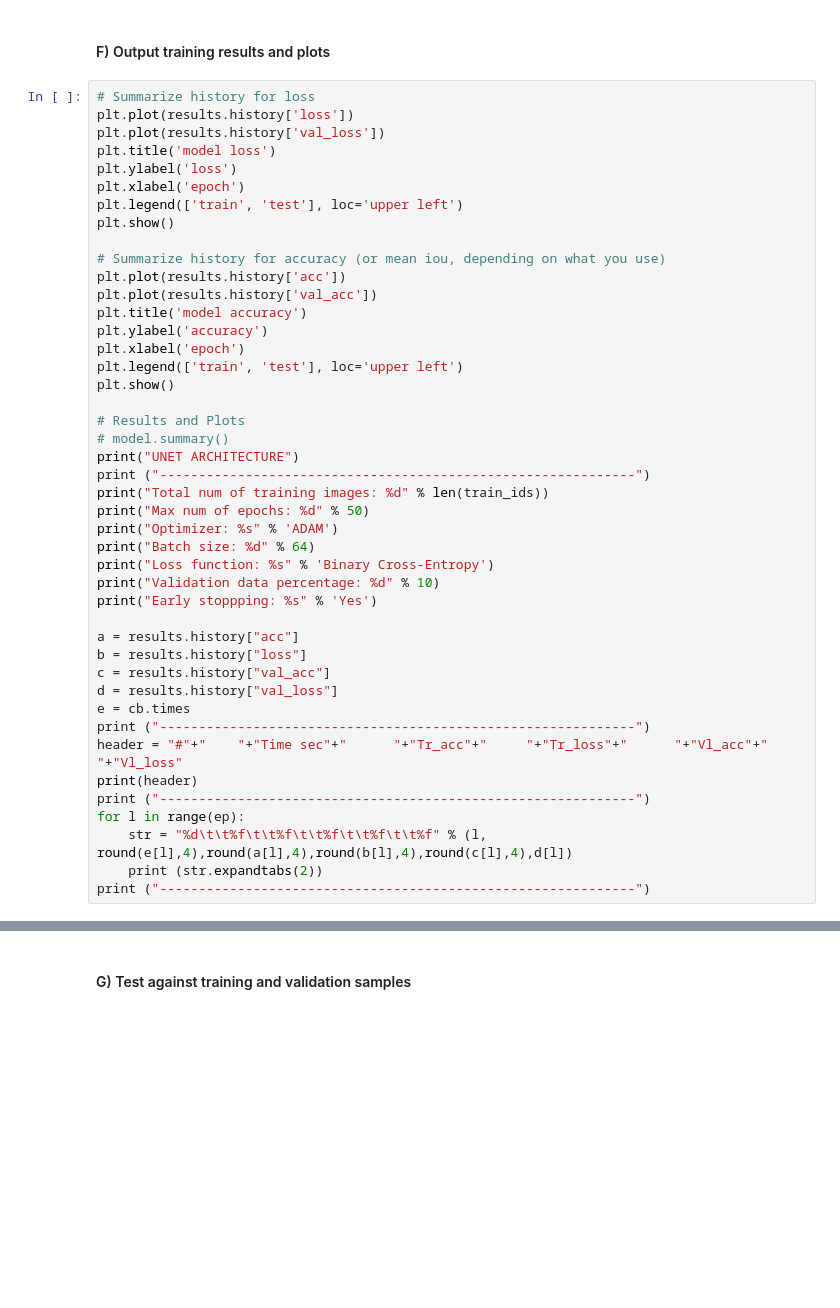
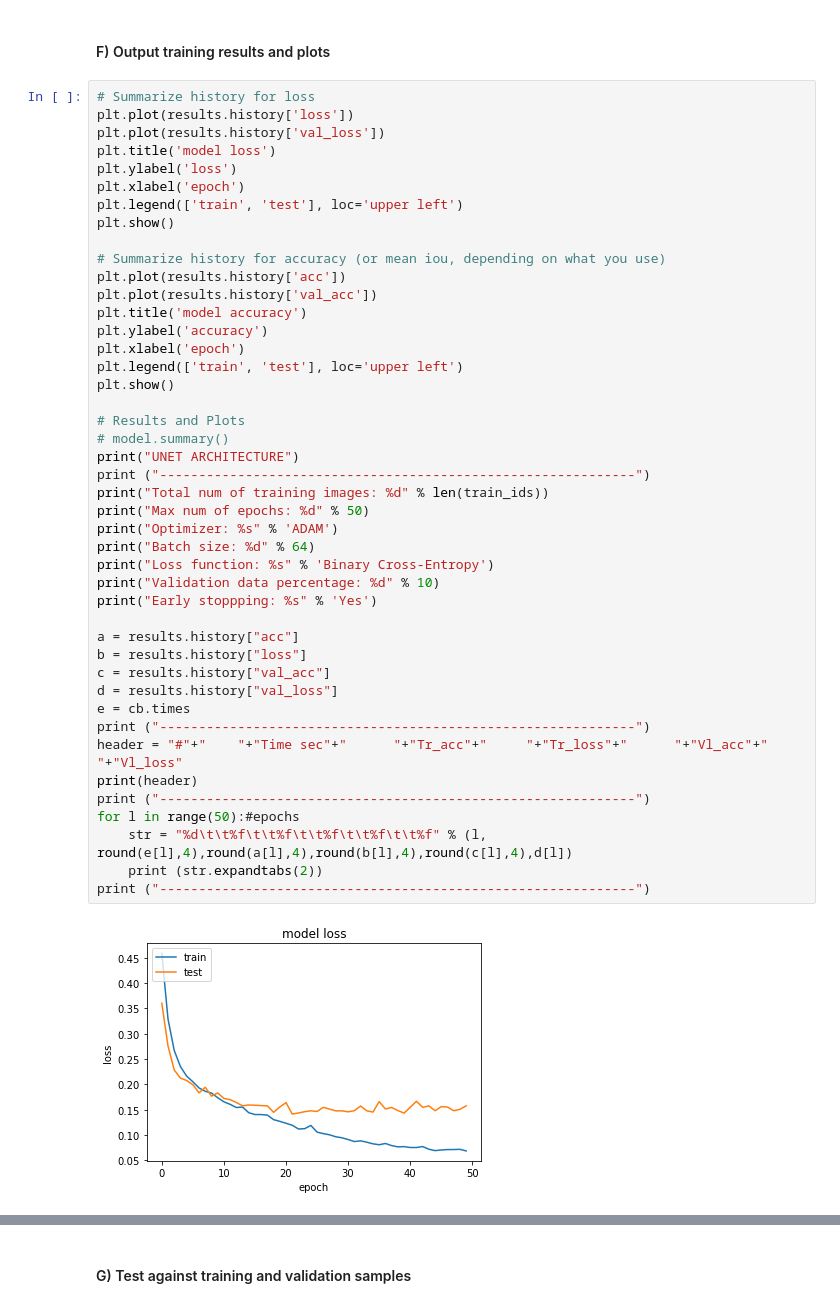
Before and after one commit to Cescollino/abd-skin-segmentation, a Jupyter notebook: UNET and Features/U-Net.ipynb, the cells around one changed output, grey strips where cells are left out. Cells and saved outputs as stored; diff of their text form; blank space fills up the shorter version.

```diff
--- a/UNET and Features/U-Net.ipynb
+++ b/UNET and Features/U-Net.ipynb
@@ -425,31 +479,33 @@ plt.plot(results.history['val_acc'])
 plt.title('model accuracy')
 plt.ylabel('accuracy')
 plt.xlabel('epoch')
 plt.legend(['train', 'test'], loc='upper left')
 plt.show()
 
 # Results and Plots
 # model.summary()
 print("UNET ARCHITECTURE")
 print ("-------------------------------------------------------------")
 print("Total num of training images: %d" % len(train_ids))
 print("Max num of epochs: %d" % 50)
 print("Optimizer: %s" % 'ADAM')
 print("Batch size: %d" % 64)
 print("Loss function: %s" % 'Binary Cross-Entropy')
 print("Validation data percentage: %d" % 10)
 print("Early stoppping: %s" % 'Yes')
 
 a = results.history["acc"]
 b = results.history["loss"]
 c = results.history["val_acc"]
 d = results.history["val_loss"]
 e = cb.times
 print ("-------------------------------------------------------------")
 header = "#"+"    "+"Time sec"+"      "+"Tr_acc"+"     "+"Tr_loss"+"      "+"Vl_acc"+"     "+"Vl_loss"
 print(header)
 print ("-------------------------------------------------------------")
-for l in range(ep):
+for l in range(50):#epochs
     str = "%d\t\t%f\t\t%f\t\t%f\t\t%f\t\t%f" % (l, round(e[l],4),round(a[l],4),round(b[l],4),round(c[l],4),d[l])
     print (str.expandtabs(2))
 print ("-------------------------------------------------------------")
+# %% [output]
+[figure, added]
```
Also changed, not shown: parts of 12 cells of this notebook, 3 other files.
